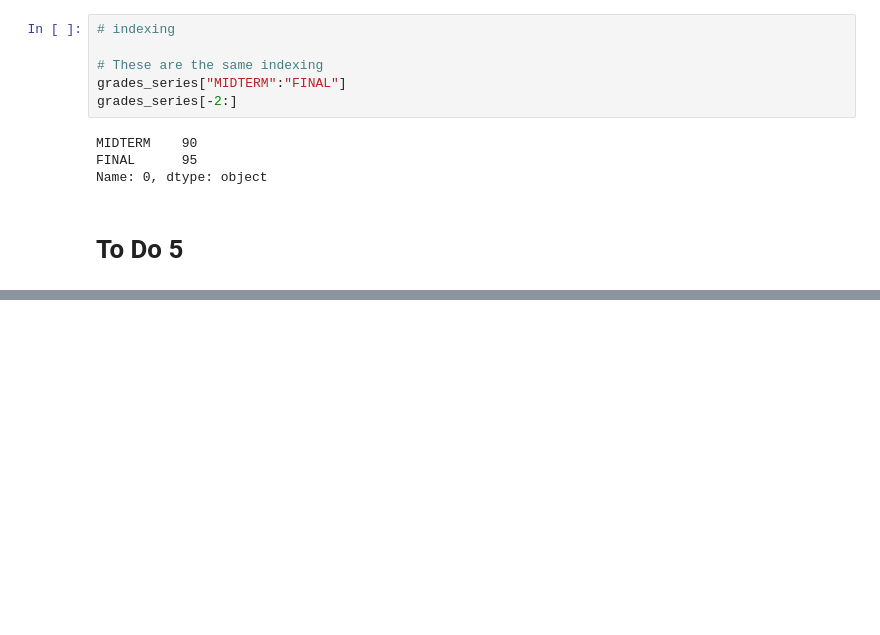
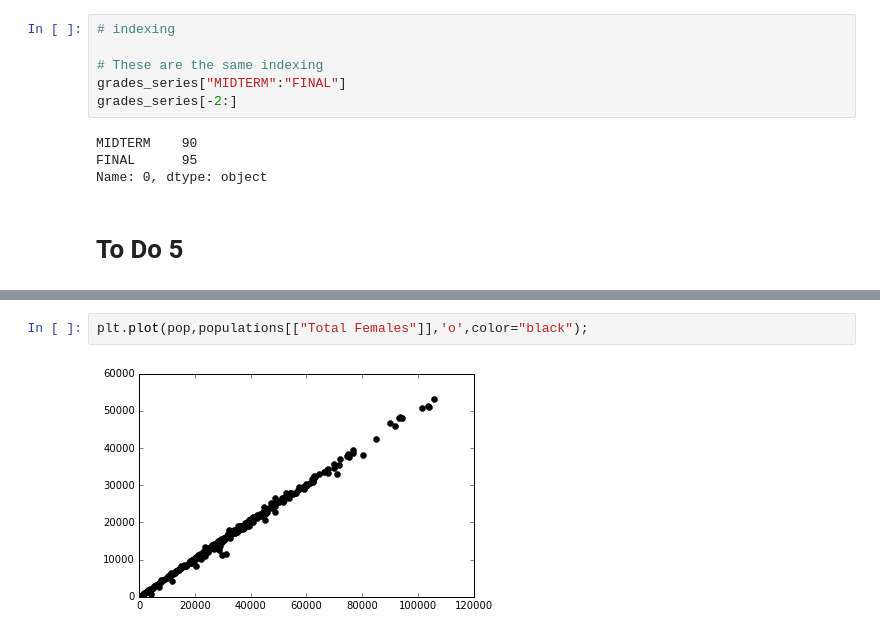
Before and after one commit to mmj32/Class-Practice-Repo, a Jupyter notebook: todo5/pandas_notes2_Alicia.ipynb, the cells around one changed output, grey strips where cells are left out. Drawn from its saved outputs; the diff is of its cells as text; blank space fills up the shorter version.

```diff
--- a/todo5/pandas_notes2_Alicia.ipynb
+++ b/todo5/pandas_notes2_Alicia.ipynb
@@ -417,0 +509,4 @@ Name: 0, dtype: object
+# %%
+plt.plot(pop,populations[["Total Females"]],'o',color="black");
+# %% [output]
+[figure, added]
```
Also changed, not shown: parts of 25 cells of this notebook.
